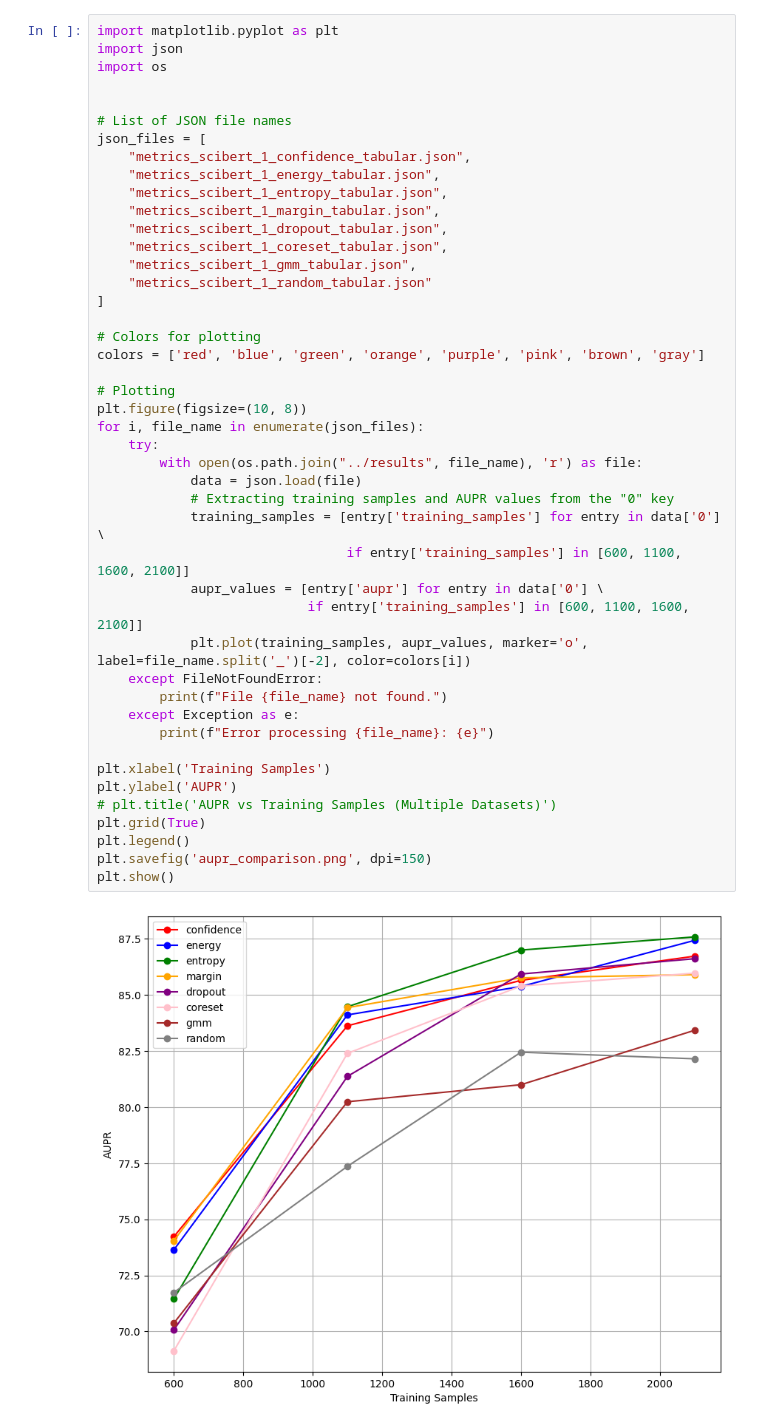
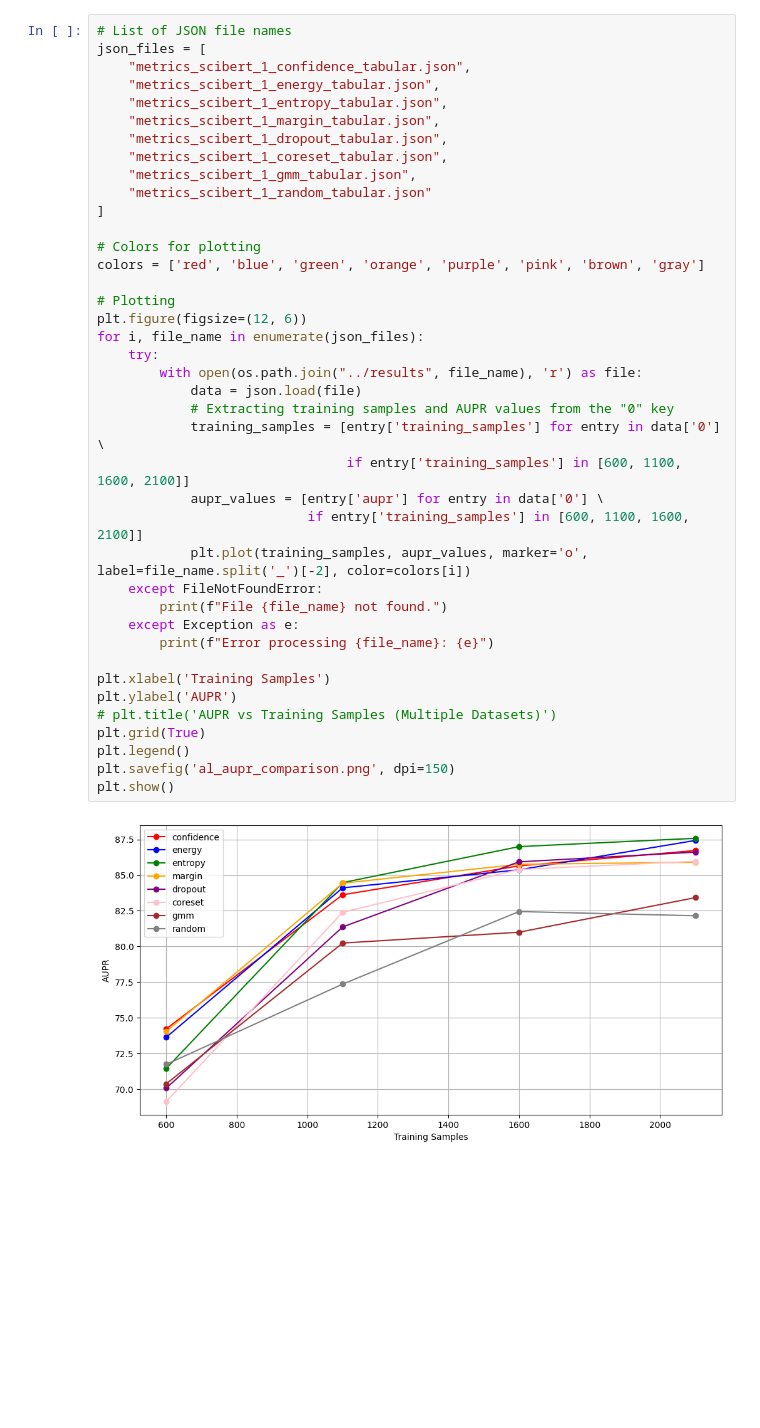
Before and after one commit to pritom-kun/ALERT, a Jupyter notebook: notebooks/al_plot_tabular.ipynb, the cells around one changed output. Saved outputs shown, nothing was run; the diff lists cells and outputs as text; blank space fills up the shorter version.

```diff
--- a/notebooks/al_plot_tabular.ipynb
+++ b/notebooks/al_plot_tabular.ipynb
@@ -1,9 +7,4 @@
 # %%
-import matplotlib.pyplot as plt
-import json
-import os
-
-
 # List of JSON file names
 json_files = [
     "metrics_scibert_1_confidence_tabular.json",
@@ -15,33 +16,33 @@ json_files = [
     "metrics_scibert_1_gmm_tabular.json",
     "metrics_scibert_1_random_tabular.json"
 ]
 
 # Colors for plotting
 colors = ['red', 'blue', 'green', 'orange', 'purple', 'pink', 'brown', 'gray']
 
 # Plotting
-plt.figure(figsize=(10, 8))
+plt.figure(figsize=(12, 6))
 for i, file_name in enumerate(json_files):
     try:
         with open(os.path.join("../results", file_name), 'r') as file:
             data = json.load(file)
             # Extracting training samples and AUPR values from the "0" key
             training_samples = [entry['training_samples'] for entry in data['0'] \
                                 if entry['training_samples'] in [600, 1100, 1600, 2100]]
             aupr_values = [entry['aupr'] for entry in data['0'] \
                            if entry['training_samples'] in [600, 1100, 1600, 2100]]
             plt.plot(training_samples, aupr_values, marker='o', label=file_name.split('_')[-2], color=colors[i])
     except FileNotFoundError:
         print(f"File {file_name} not found.")
     except Exception as e:
         print(f"Error processing {file_name}: {e}")
 
 plt.xlabel('Training Samples')
 plt.ylabel('AUPR')
 # plt.title('AUPR vs Training Samples (Multiple Datasets)')
 plt.grid(True)
 plt.legend()
-plt.savefig('aupr_comparison.png', dpi=150)
+plt.savefig('al_aupr_comparison.png', dpi=150)
 plt.show()
 # %% [output]
-[figure, old version]
+[figure, new version]
```
Also changed, not shown: parts of 4 cells of this notebook, 3 other files.
